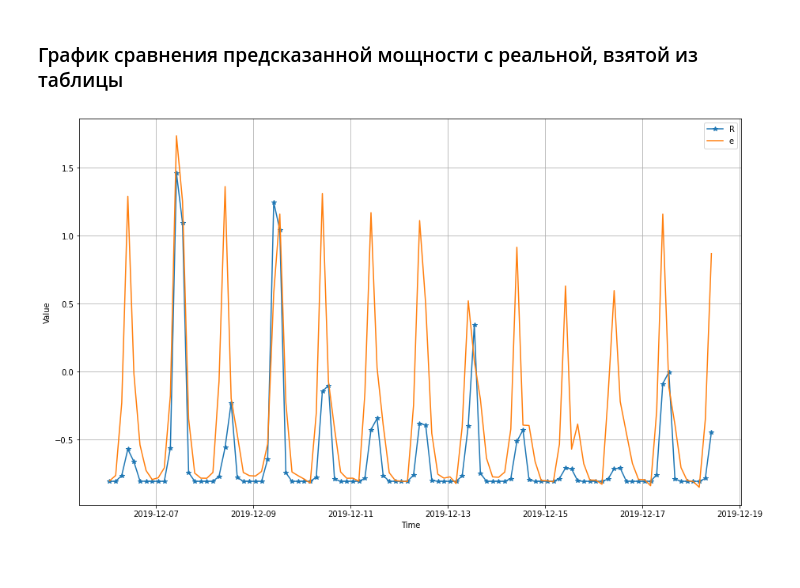
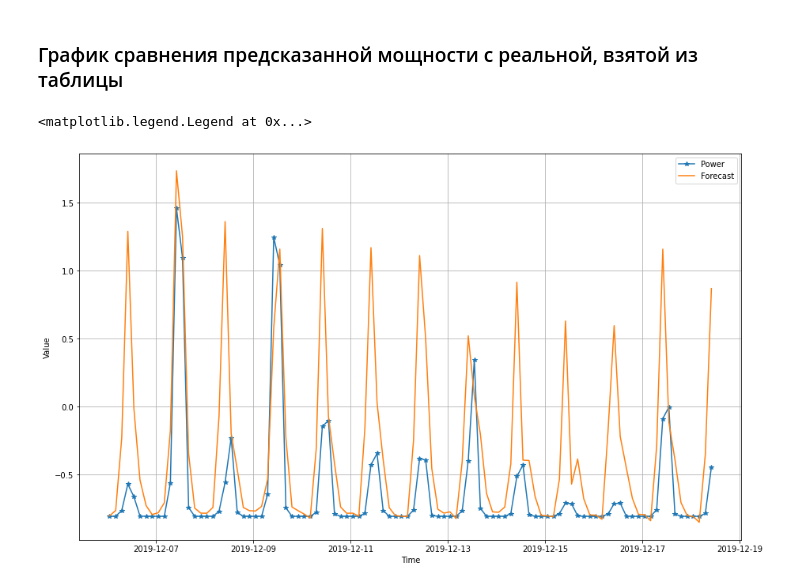
Before and after one commit to andrew-veriga/sunpower, a Jupyter notebook: model.ipynb, the cells around one changed output. Saved outputs shown, nothing was run; the diff lists cells and outputs as text; code cells hidden in the pictures.

```diff
--- a/model.ipynb
+++ b/model.ipynb
@@ -313,16 +313,18 @@ def plot_series(time, series, format="-", start=0, end=None, legend=None):
     plt.plot(time[start:end], series[start:end], format)
     plt.xlabel("Time")
     plt.ylabel("Value")
-    plt.legend(legend)
+    # plt.legend(legend)
     plt.grid(True)
 # %%
 #import matplotlib.pyplot as plt
 
 time_train = x_valid.index.to_numpy(dtype=np.datetime64)
 plt.figure(figsize=(15, 9))
-# plt.legend(['res', 'power'])
-plot_series(time_train, x_valid['Мощность, МВт'], format='-*',start=300,end=400, legend='Power')
-plot_series(time_train, results,start=300,end=400,  legend='Result')
+
+plot_series(time_train, x_valid['Мощность, МВт'], format='-*',start=300,end=400)
+plot_series(time_train, results,start=300,end=400)
+plt.legend(['Power', 'Forecast'])
 # %% [output]
+<matplotlib.legend.Legend at 0x...>
-[figure, old version]
+[figure, new version]
 # %%
```
Also changed, not shown: parts of 2 cells of this notebook.
